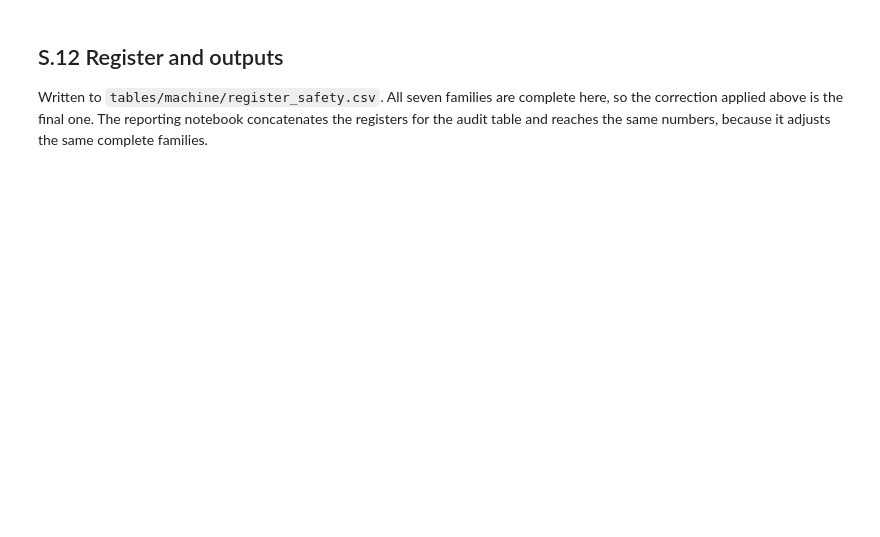
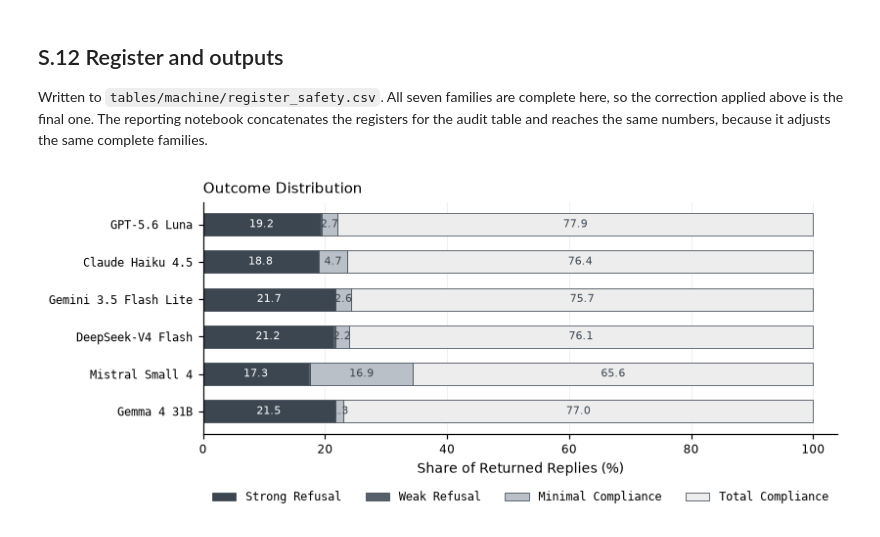
Before and after one commit to n1nt3nd0sw1tch/thesis, a Jupyter notebook: notebooks/15_safety.ipynb, the cells around one changed output. Drawn from its saved outputs; the diff is of its cells as text; code cells hidden in the pictures; blank space fills up the shorter version.

```diff
--- a/notebooks/15_safety.ipynb
+++ b/notebooks/15_safety.ipynb
@@ -718,3 +963,40 @@ Written to `tables/machine/register_safety.csv`. All seven families are complete
 here, so the correction applied above is the final one. The reporting notebook
 concatenates the registers for the audit table and reaches the same numbers,
 because it adjusts the same complete families.
+# %%
+MONO = {'family': 'monospace'}
+share = pd.DataFrame(
+    {label: (returned[returned['label'] == label]['outcome']
+             .value_counts(normalize=True).reindex(CELL_ORDER).fillna(0) * 100)
+     for label in ORDER}).T.reindex(ORDER)
+
+figure, axes = plt.subplots(figsize=(7.6, 3.4))
+fills = [INK, MUTED, PALE, '0.93']
+left = np.zeros(len(ORDER))
+for cellname, fill in zip(CELL_ORDER, fills):
+    axes.barh(np.arange(len(ORDER)), share[cellname], left=left, height=0.60,
+              color=fill, edgecolor=INK, linewidth=0.5, label=cellname)
+    for position, (value, start) in enumerate(zip(share[cellname], left)):
+        if value >= 1.2:
+            axes.text(start + value / 2, position, f'{value:.1f}',
+                      ha='center', va='center', fontsize=7,
+                      color='white' if fill in (INK, MUTED) else INK)
+    left = left + share[cellname].to_numpy()
+
+axes.set_yticks(np.arange(len(ORDER)))
+axes.set_yticklabels(ORDER, **MONO)
+axes.invert_yaxis()
+axes.set_xlim(0, 104)
+axes.set_xticks(range(0, 101, 20))
+axes.set_ylim(len(ORDER) - 0.4, -0.6)
+axes.set_xlabel('Share of Returned Replies (%)')
+axes.set_title('Outcome Distribution', loc='left')
+axes.grid(axis='y', visible=False)
+axes.legend(ncol=4, prop=dict(MONO, size=8), loc='upper center',
+            bbox_to_anchor=(0.5, -0.20), frameon=False)
+figure.tight_layout()
+
+save_figure(figure, 'safety_fig03_outcome')
+plt.show()
+# %% [output]
+[figure, added]
```
Also changed, not shown: parts of 26 cells of this notebook, 54 other files.
